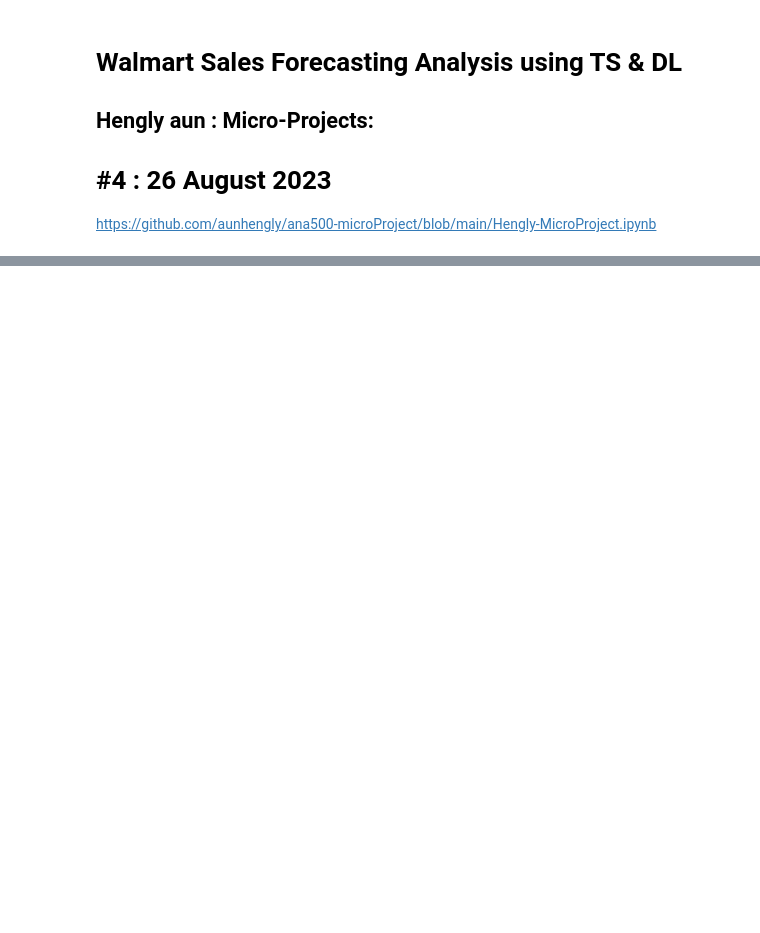
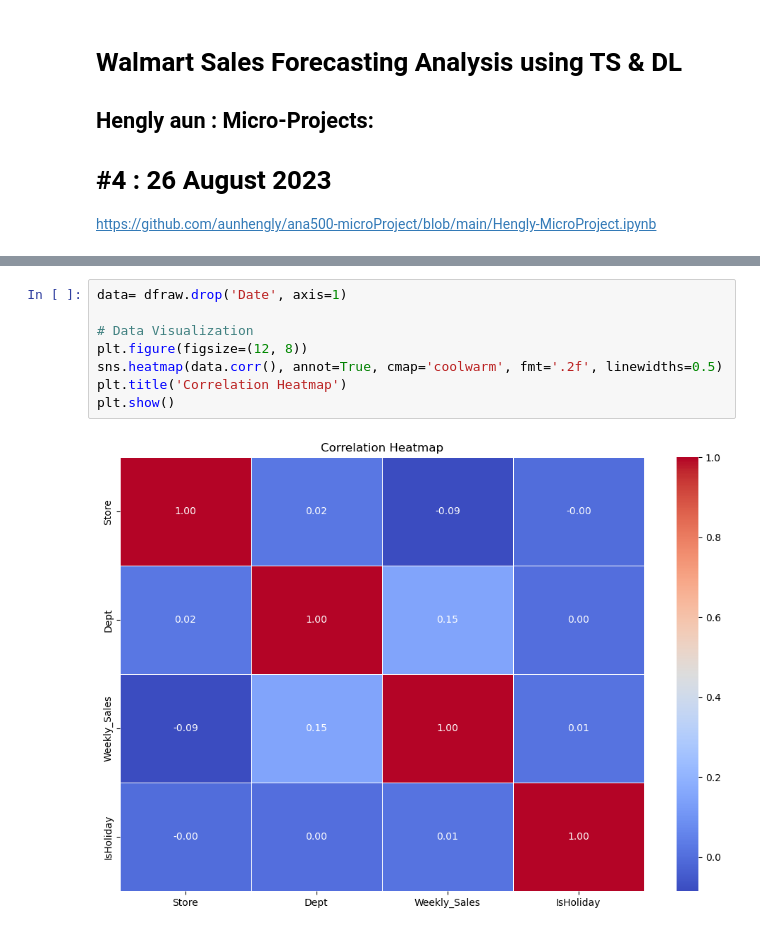
Before and after one commit to aunhengly/ana500-microProject, a Jupyter notebook: Hengly-project-#4-Walmart.ipynb, the cells around one changed output, grey strips where cells are left out. Drawn from its saved outputs; the diff is of its cells as text; blank space fills up the shorter version.

```diff
--- a/Hengly-project-#4-Walmart.ipynb
+++ b/Hengly-project-#4-Walmart.ipynb
@@ -30,0 +110,10 @@ Datase shape: (421570, 5)
+# %%
+data= dfraw.drop('Date', axis=1)
+
+# Data Visualization
+plt.figure(figsize=(12, 8))
+sns.heatmap(data.corr(), annot=True, cmap='coolwarm', fmt='.2f', linewidths=0.5)
+plt.title('Correlation Heatmap')
+plt.show()
+# %% [output]
+[figure, added]
```
Also changed, not shown: parts of 13 cells of this notebook.
